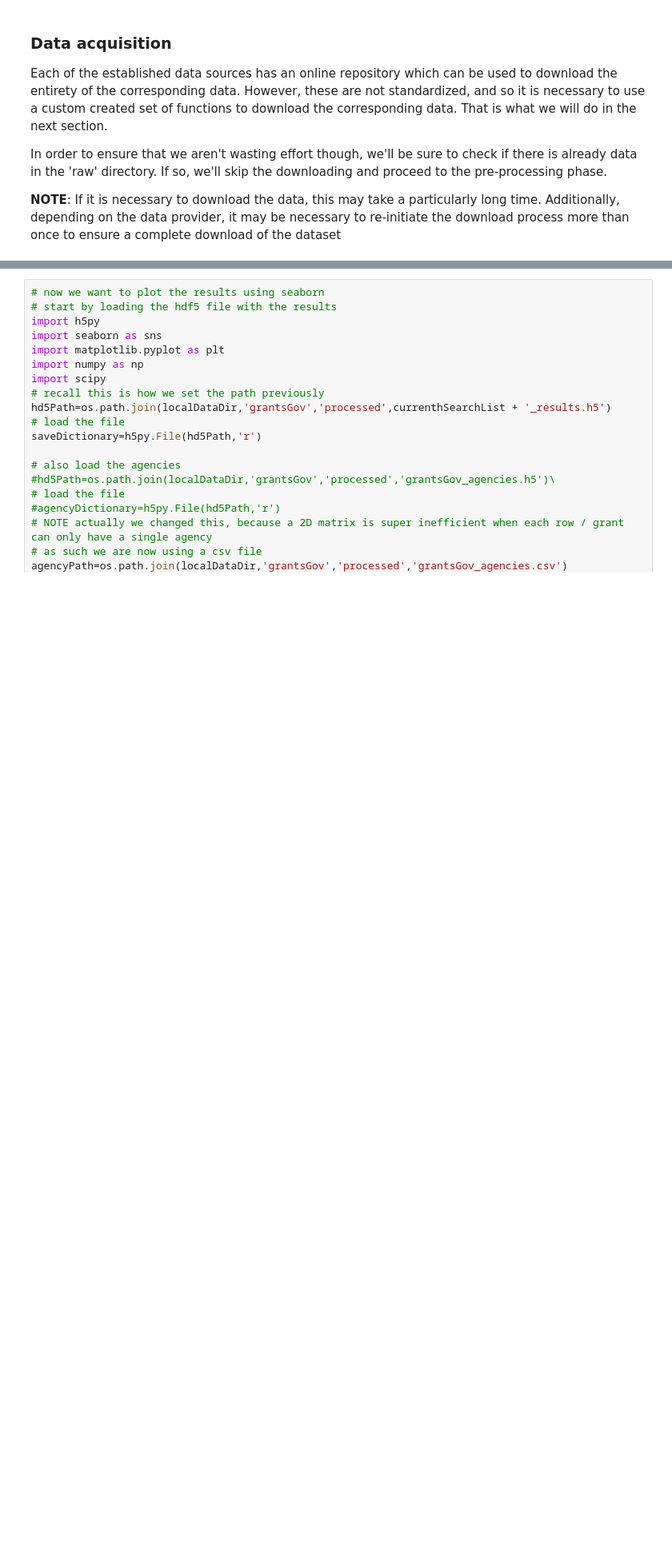
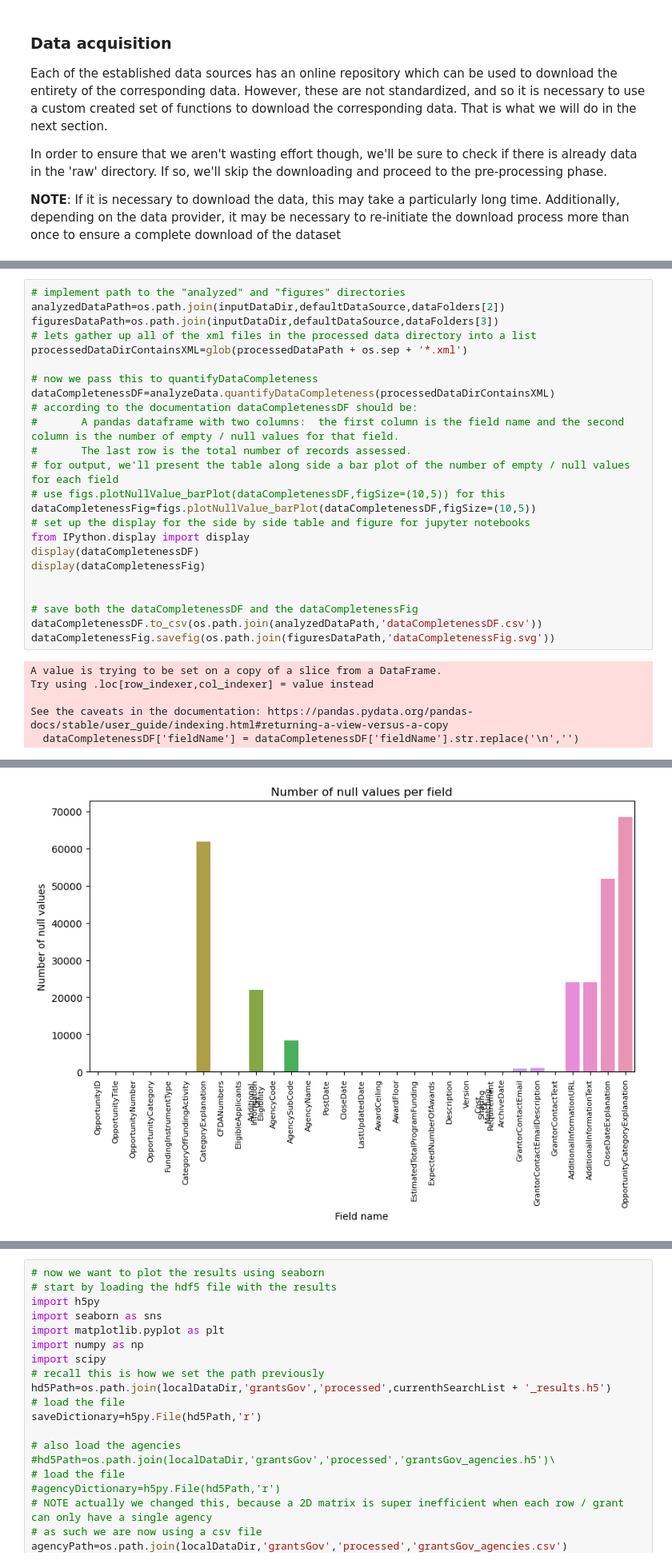
Before and after one commit to DanNBullock/USG_grants_crawl, a Jupyter notebook: notebooks/GenericDataSource_processAndFigs.ipynb, the cells around one changed output, grey strips where cells are left out. Shown: that part at 80% size. Drawn from its saved outputs; the diff is of its cells as text; blank space fills up the shorter version.

Commit message:
further generalizing and production of general analysis notebook

```diff
--- a/notebooks/GenericDataSource_processAndFigs.ipynb
+++ b/notebooks/GenericDataSource_processAndFigs.ipynb
@@ -137,0 +153,30 @@ processedDataPath=os.path.join(localDataDir,'grantsGov','processed')
+# %%
+# implement path to the "analyzed" and "figures" directories
+analyzedDataPath=os.path.join(inputDataDir,defaultDataSource,dataFolders[2])
+figuresDataPath=os.path.join(inputDataDir,defaultDataSource,dataFolders[3])
+# lets gather up all of the xml files in the processed data directory into a list
+processedDataDirContainsXML=glob(processedDataPath + os.sep + '*.xml')
+
+# now we pass this to quantifyDataCompleteness
+dataCompletenessDF=analyzeData.quantifyDataCompleteness(processedDataDirContainsXML)
+# according to the documentation dataCompletenessDF should be:
+#       A pandas dataframe with two columns:  the first column is the field name and the second column is the number of empty / null values for that field.
+#       The last row is the total number of records assessed.
+# for output, we'll present the table along side a bar plot of the number of empty / null values for each field
+# use figs.plotNullValue_barPlot(dataCompletenessDF,figSize=(10,5)) for this
+dataCompletenessFig=figs.plotNullValue_barPlot(dataCompletenessDF,figSize=(10,5))
+# set up the display for the side by side table and figure for jupyter notebooks
+from IPython.display import display
+display(dataCompletenessDF)
+display(dataCompletenessFig)
+
+
+# save both the dataCompletenessDF and the dataCompletenessFig
+dataCompletenessDF.to_csv(os.path.join(analyzedDataPath,'dataCompletenessDF.csv'))
+dataCompletenessFig.savefig(os.path.join(figuresDataPath,'dataCompletenessFig.svg'))
+# %% [output]
+A value is trying to be set on a copy of a slice from a DataFrame.
+Try using .loc[row_indexer,col_indexer] = value instead
+
+See the caveats in the documentation: https://pandas.pydata.org/pandas-docs/stable/user_guide/indexing.html#returning-a-view-versus-a-copy
+  dataCompletenessDF['fieldName'] = dataCompletenessDF['fieldName'].str.replace('\n','')
@@ -137,0 +200 @@ processedDataPath=os.path.join(localDataDir,'grantsGov','processed')
+[figure, added]
```
Also changed, not shown: parts of 11 cells of this notebook, 3 other files.
